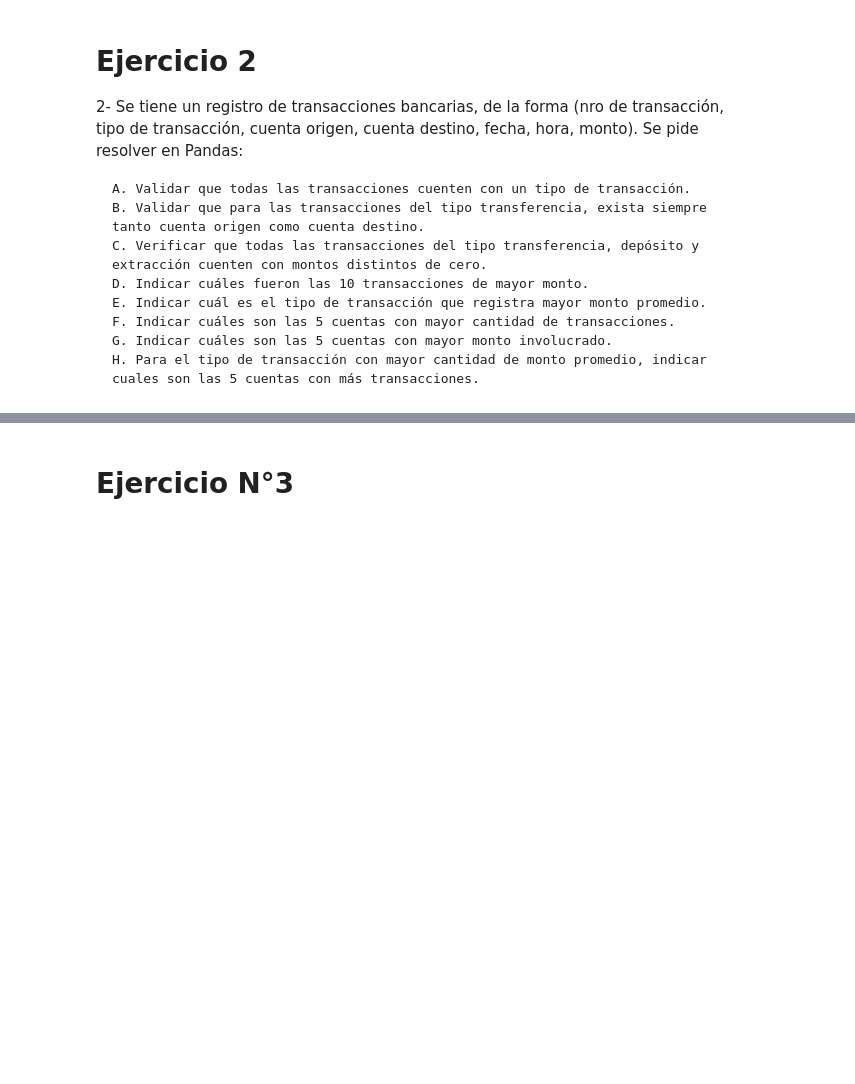
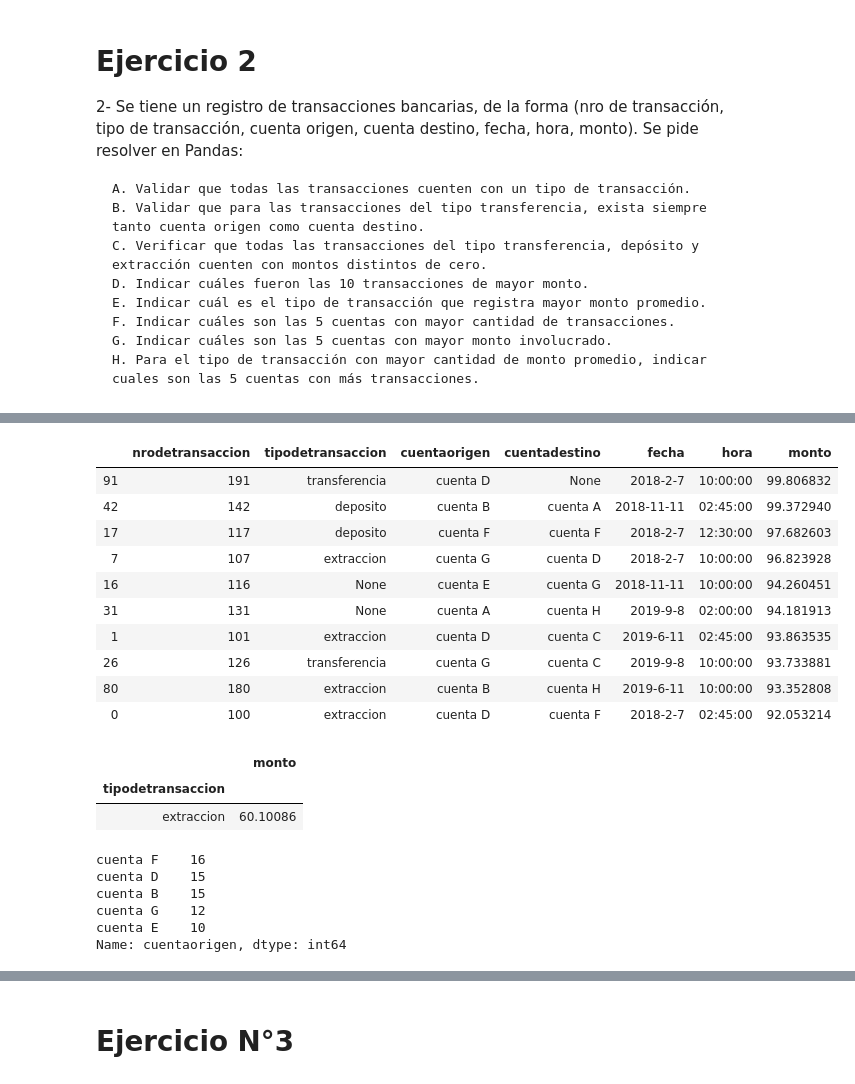
Before and after one commit to FerAlvarezz/Datos-guias, a Jupyter notebook: Guia de ejercicios pandas.ipynb, the cells around one changed output, grey strips where cells are left out. Drawn from its saved outputs; the diff is of its cells as text; code cells hidden in the pictures; blank space fills up the shorter version.

```diff
--- a/Guia de ejercicios pandas.ipynb
+++ b/Guia de ejercicios pandas.ipynb
@@ -119,0 +169,29 @@ notas.groupby('padron').agg({'nota':'mean'}).round(1) #round es para redondear.
+# %%
+df_2.nlargest(10,'monto')
+# %% [output]
+|  | nrodetransaccion | tipodetransaccion | cuentaorigen | cuentadestino | fecha | hora | monto |
+| 91 | 191 | transferencia | cuenta D | None | 2018-2-7 | 10:00:00 | 99.806832 |
+| 42 | 142 | deposito | cuenta B | cuenta A | 2018-11-11 | 02:45:00 | 99.372940 |
+| 17 | 117 | deposito | cuenta F | cuenta F | 2018-2-7 | 12:30:00 | 97.682603 |
+| 7 | 107 | extraccion | cuenta G | cuenta D | 2018-2-7 | 10:00:00 | 96.823928 |
+| 16 | 116 | None | cuenta E | cuenta G | 2018-11-11 | 10:00:00 | 94.260451 |
+| 31 | 131 | None | cuenta A | cuenta H | 2019-9-8 | 02:00:00 | 94.181913 |
+| 1 | 101 | extraccion | cuenta D | cuenta C | 2019-6-11 | 02:45:00 | 93.863535 |
+| 26 | 126 | transferencia | cuenta G | cuenta C | 2019-9-8 | 10:00:00 | 93.733881 |
+| 80 | 180 | extraccion | cuenta B | cuenta H | 2019-6-11 | 10:00:00 | 93.352808 |
+| 0 | 100 | extraccion | cuenta D | cuenta F | 2018-2-7 | 02:45:00 | 92.053214 |
+# %%
+df_2.groupby(['tipodetransaccion']).agg({'monto':'mean'}).nlargest(1,'monto')
+# %% [output]
+|  | monto |
+| tipodetransaccion |  |
+| extraccion | 60.10086 |
+# %%
+df_2.cuentaorigen.value_counts().nlargest(5)
+# %% [output]
+cuenta F    16
+cuenta D    15
+cuenta B    15
+cuenta G    12
+cuenta E    10
+Name: cuentaorigen, dtype: int64
```
Also changed, not shown: parts of 24 cells of this notebook.
